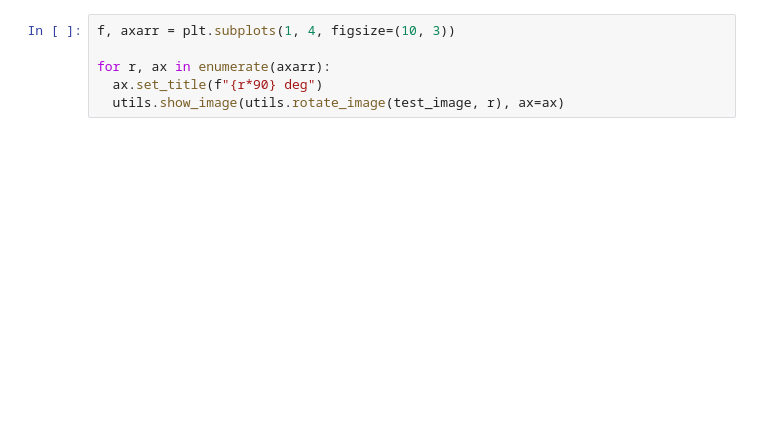
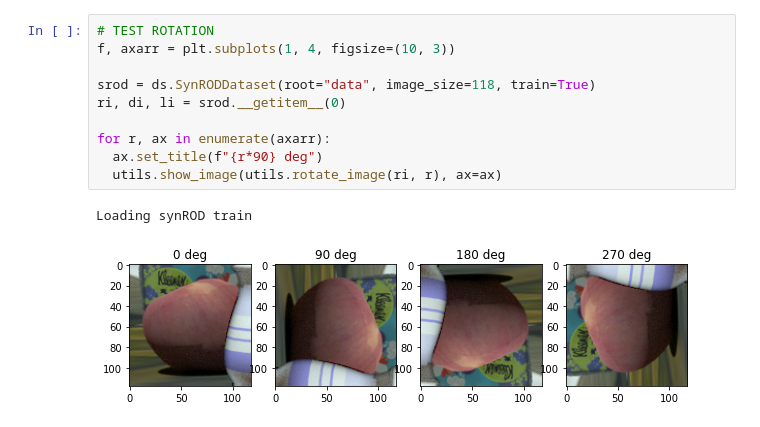
Before and after one commit to jackss011/mldl-project7, a Jupyter notebook: playground.ipynb, the cells around one changed output. Saved outputs shown, nothing was run; the diff lists cells and outputs as text; blank space fills up the shorter version.

```diff
--- a/playground.ipynb
+++ b/playground.ipynb
@@ -27,6 +52,13 @@ utils.show_image(test_image)
 # %%
+# TEST ROTATION
 f, axarr = plt.subplots(1, 4, figsize=(10, 3))
+
+srod = ds.SynRODDataset(root="data", image_size=118, train=True)
+ri, di, li = srod.__getitem__(0)
 
 for r, ax in enumerate(axarr):
   ax.set_title(f"{r*90} deg")
-  utils.show_image(utils.rotate_image(test_image, r), ax=ax)
+  utils.show_image(utils.rotate_image(ri, r), ax=ax)
+# %% [output]
+Loading synROD train
+[figure, added]
```
Also changed, not shown: parts of 5 cells of this notebook, 1 other file.
